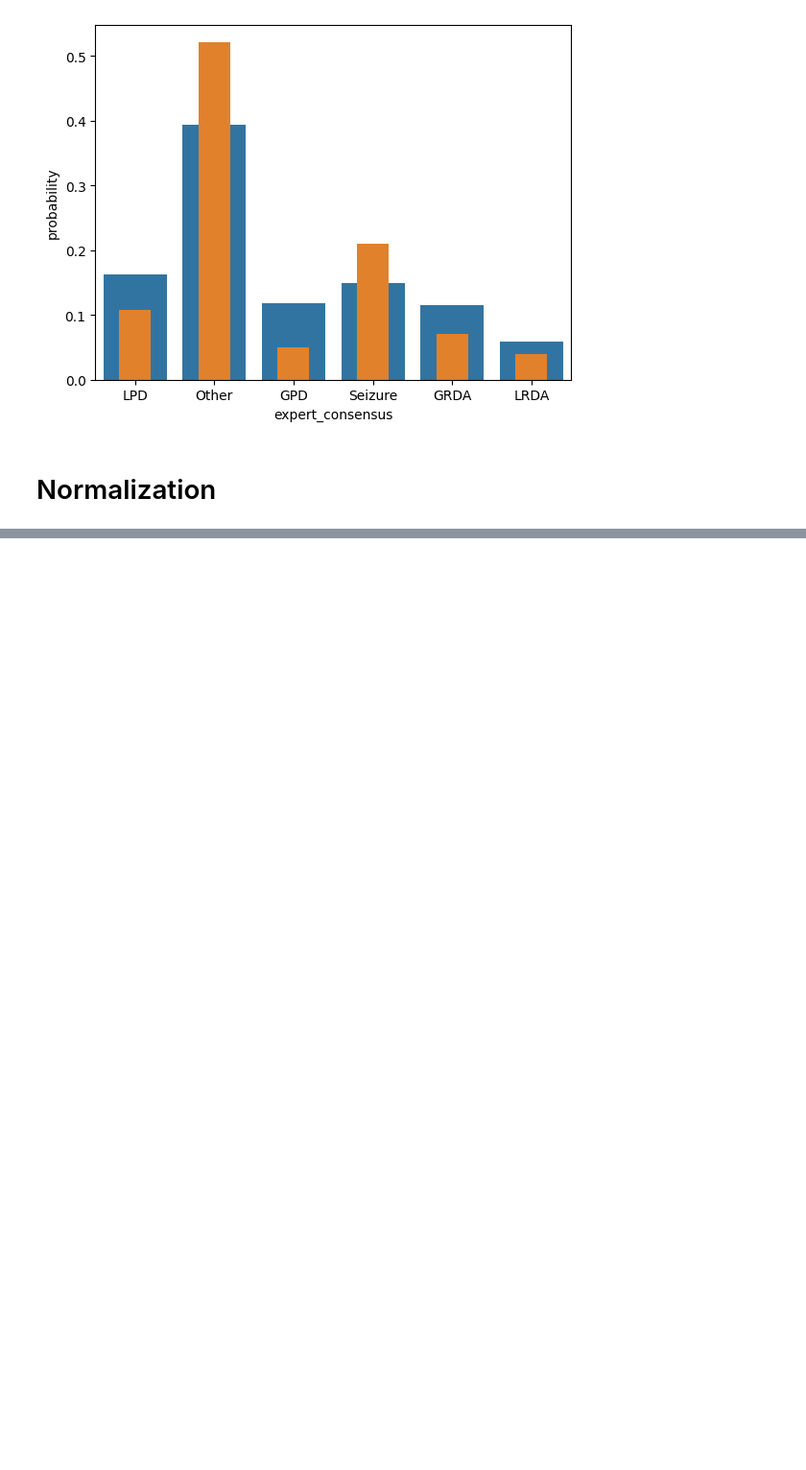
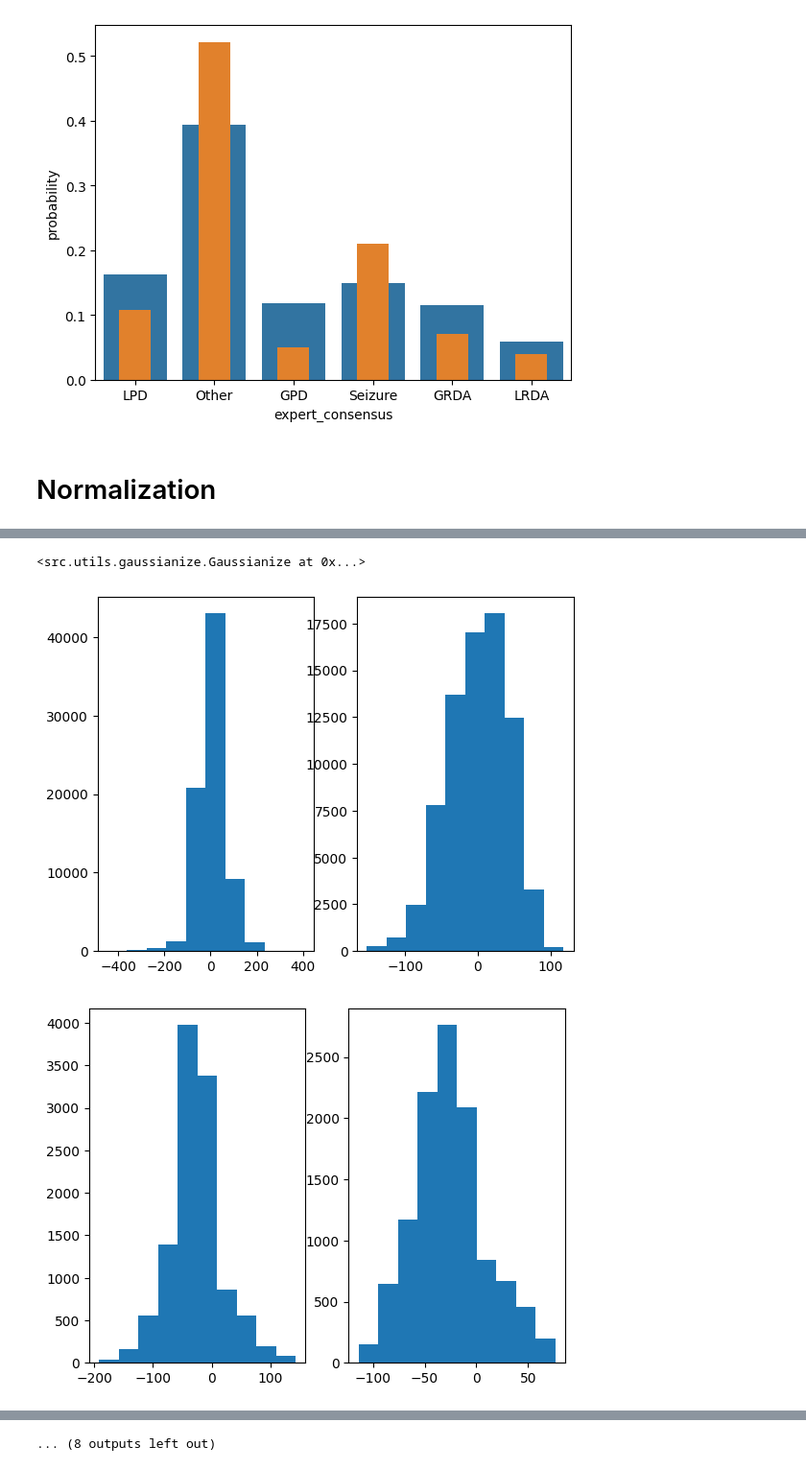
Before and after one commit to mkotyushev/hms, a Jupyter notebook: src/notebooks/eda.ipynb, the cells around one changed output, grey strips where cells are left out. Shown at 96% size. Cells and saved outputs as stored; diff of their text form; code cells hidden in the pictures; blank space fills up the shorter version.

```diff
--- a/src/notebooks/eda.ipynb
+++ b/src/notebooks/eda.ipynb
@@ -1320,0 +1331,3 @@ plt.hist(y, bins=100)
+# %%
+df = df_meta.sample(21)
+df
@@ -1320,0 +1352,18 @@ plt.hist(y, bins=100)
+# %%
+eed = pd.read_parquet(f"/workspace/data_external/train_eegs/{df['eeg_id'].iloc[0]}.parquet")
+
+out = Gaussianize(max_iter=1000)
+out.fit(eed.values)  # Learn the parameters for the transformation
+# %% [output]
+<src.utils.gaussianize.Gaussianize at 0x...>
+# %%
+for eed_id in df['eeg_id'].iloc[1:]:
+    fig, axes = plt.subplots(1, 2)
+    eed = pd.read_parquet(f"/workspace/data_external/train_eegs/{eed_id}.parquet").values
+    eed_t = out.transform(eed)
+
+    axes[0].hist(eed[:, 0])
+    axes[1].hist(eed_t[:, 0])
+# %% [output]
+[figure, added]
+[figure, added]
@@ -1320,0 +1380 @@ plt.hist(y, bins=100)
+... (8 outputs left out)
```
Also changed, not shown: parts of 9 cells of this notebook.
